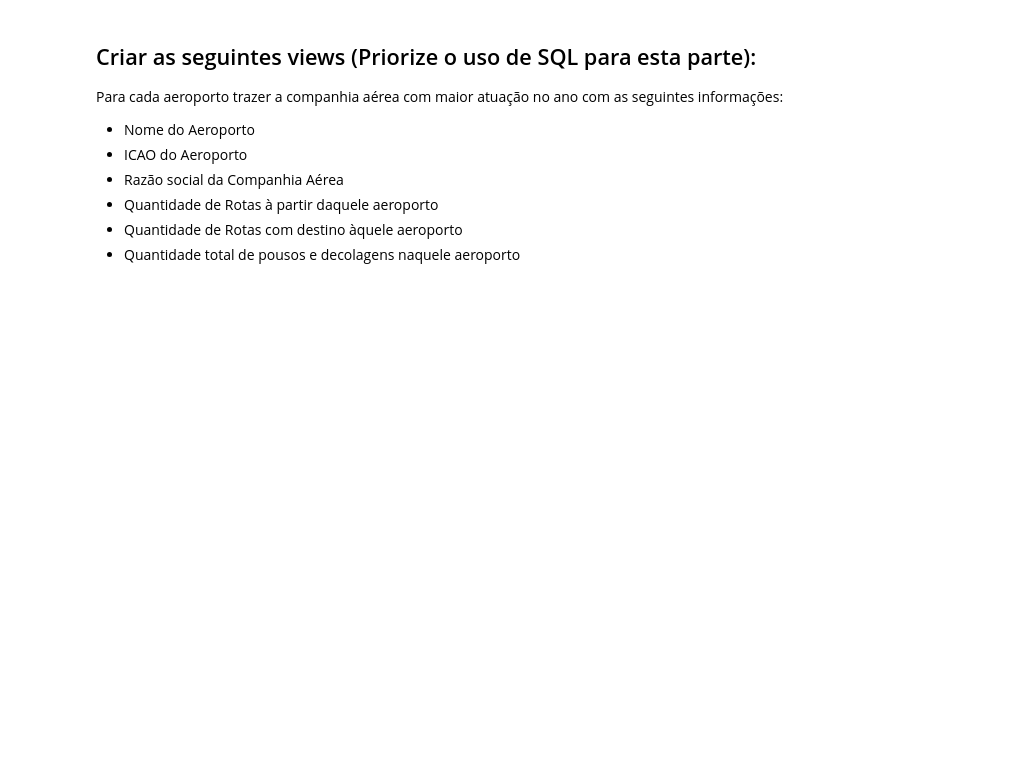
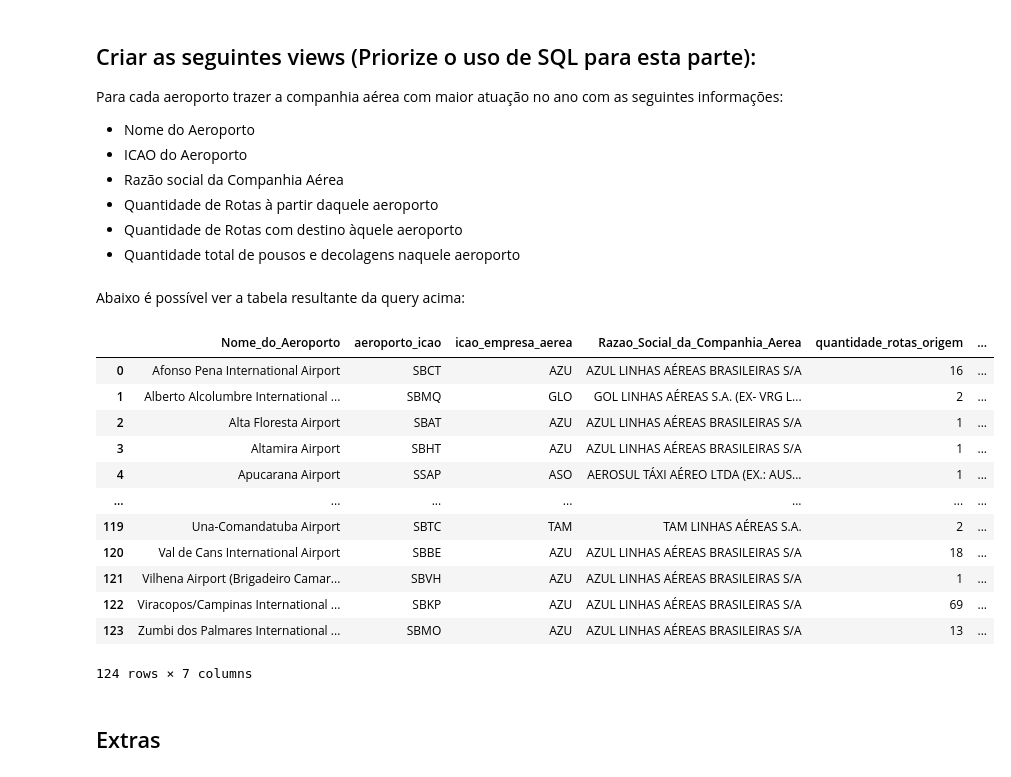
Before and after one commit to diunkz/case-eleflow-data-engineer, a Jupyter notebook: eleflow_capstone_noah.ipynb, the cells around one changed output. Drawn from its saved outputs; the diff is of its cells as text; code cells hidden in the pictures; blank space fills up the shorter version.

```diff
--- a/eleflow_capstone_noah.ipynb
+++ b/eleflow_capstone_noah.ipynb
@@ -323,0 +290,45 @@ sqldf(query)
+# %%
+query = """
+WITH MaxAtuacaoPorAeroporto AS (
+    SELECT
+        ad.icao AS aeroporto_icao,
+        vra.icao_empresa_aerea,
+        COUNT(DISTINCT vra.icao_aerodromo_origem) + COUNT(DISTINCT vra.icao_aerodromo_destino) AS total_atuacao,
+        RANK() OVER (PARTITION BY ad.icao ORDER BY COUNT(*) DESC) AS r
+    FROM aerodromos_df ad
+    JOIN vra_df vra ON ad.icao = vra.icao_aerodromo_origem OR ad.icao = vra.icao_aerodromo_destino
+    GROUP BY ad.icao, vra.icao_empresa_aerea
+)
+SELECT
+    ad.name AS Nome_do_Aeroporto,
+    ad.icao AS aeroporto_icao,
+    ma.icao_empresa_aerea,
+    ca.razao_social AS Razao_Social_da_Companhia_Aerea,
+    COUNT(DISTINCT CASE WHEN vra.icao_aerodromo_origem = ad.icao THEN vra.icao_aerodromo_origem || vra.icao_aerodromo_destino END) AS quantidade_rotas_origem,
+    COUNT(DISTINCT CASE WHEN vra.icao_aerodromo_destino = ad.icao THEN vra.icao_aerodromo_origem || vra.icao_aerodromo_destino END) AS quantidade_rotas_destino,
+    SUM(CASE WHEN ad.icao = vra.icao_aerodromo_origem OR ad.icao = vra.icao_aerodromo_destino THEN 1 ELSE 0 END) AS quantidade_pousos_decolagens
+FROM aerodromos_df ad
+JOIN MaxAtuacaoPorAeroporto ma ON ad.icao = ma.aeroporto_icao AND ma.r = 1
+JOIN df_air_cia ca ON ma.icao_empresa_aerea = ca.icao
+LEFT JOIN vra_df vra ON (ad.icao = vra.icao_aerodromo_origem OR ad.icao = vra.icao_aerodromo_destino) AND ma.icao_empresa_aerea = vra.icao_empresa_aerea
+GROUP BY ad.name, ad.icao, ma.icao_empresa_aerea, ca.razao_social
+"""
+aeroporto_view_df = sqldf(query)
+# %% [markdown]
+Abaixo é possível ver a tabela resultante da query acima:
+# %%
+aeroporto_view_df
+# %% [output]
+|  | Nome_do_Aeroporto | aeroporto_icao | icao_empresa_aerea | Razao_Social_da_Companhia_Aerea | quantidade_rotas_origem | ... |
+| 0 | Afonso Pena International Airport | SBCT | AZU | AZUL LINHAS AÉREAS BRASILEIRAS S/A | 16 | ... |
+| 1 | Alberto Alcolumbre International ... | SBMQ | GLO | GOL LINHAS AÉREAS S.A. (EX- VRG L... | 2 | ... |
+| 2 | Alta Floresta Airport | SBAT | AZU | AZUL LINHAS AÉREAS BRASILEIRAS S/A | 1 | ... |
+| 3 | Altamira Airport | SBHT | AZU | AZUL LINHAS AÉREAS BRASILEIRAS S/A | 1 | ... |
+| 4 | Apucarana Airport | SSAP | ASO | AEROSUL TÁXI AÉREO LTDA (EX.: AUS... | 1 | ... |
+| ... | ... | ... | ... | ... | ... | ... |
+| 119 | Una-Comandatuba Airport | SBTC | TAM | TAM LINHAS AÉREAS S.A. | 2 | ... |
+| 120 | Val de Cans International Airport | SBBE | AZU | AZUL LINHAS AÉREAS BRASILEIRAS S/A | 18 | ... |
+| 121 | Vilhena Airport (Brigadeiro Camar... | SBVH | AZU | AZUL LINHAS AÉREAS BRASILEIRAS S/A | 1 | ... |
+| 122 | Viracopos/Campinas International ... | SBKP | AZU | AZUL LINHAS AÉREAS BRASILEIRAS S/A | 69 | ... |
+| 123 | Zumbi dos Palmares International ... | SBMO | AZU | AZUL LINHAS AÉREAS BRASILEIRAS S/A | 13 | ... |
+124 rows × 7 columns
@@ -323,0 +341,2 @@ sqldf(query)
+# %% [markdown]
+## Extras
```
Also changed, not shown: parts of 37 cells of this notebook.
